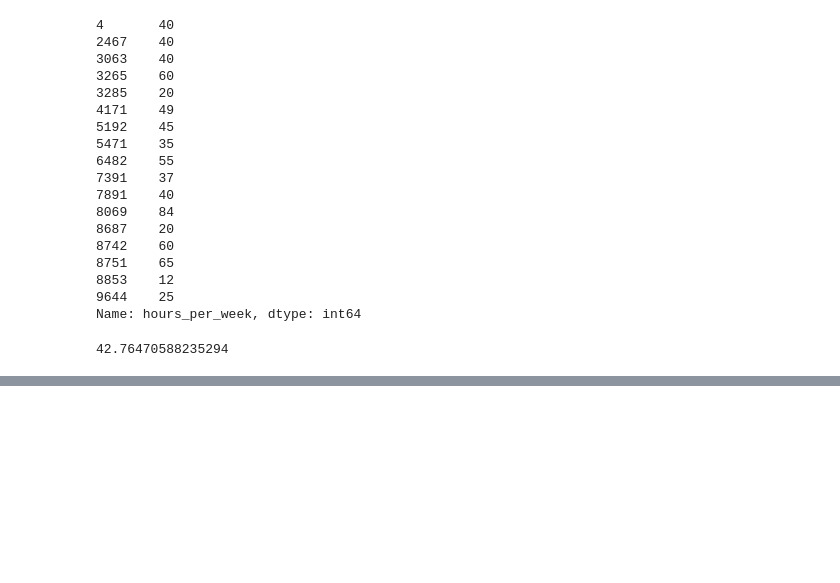
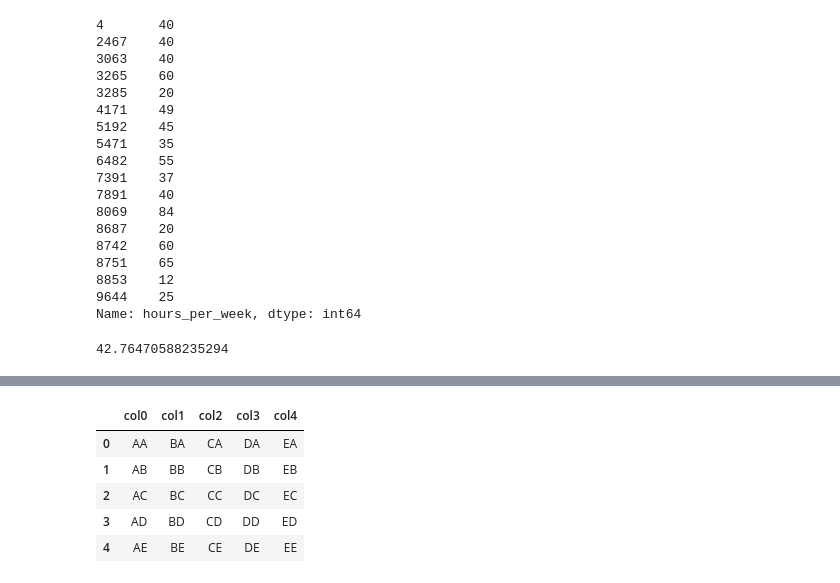
Before and after one commit to atzzom/datasc, a Jupyter notebook: indexing.ipynb, the cells around one changed output, grey strips where cells are left out. Saved outputs shown, nothing was run; the diff lists cells and outputs as text; code cells hidden in the pictures; blank space fills up the shorter version.

```diff
--- a/indexing.ipynb
+++ b/indexing.ipynb
@@ -182,0 +183,11 @@ nan
+# %%
+A = pd.read_excel('A.xlsx')
+# %%
+A
+# %% [output]
+|  | col0 | col1 | col2 | col3 | col4 |
+| 0 | AA | BA | CA | DA | EA |
+| 1 | AB | BB | CB | DB | EB |
+| 2 | AC | BC | CC | DC | EC |
+| 3 | AD | BD | CD | DD | ED |
+| 4 | AE | BE | CE | DE | EE |
```
Also changed, not shown: parts of 20 cells of this notebook, 2 other files.
